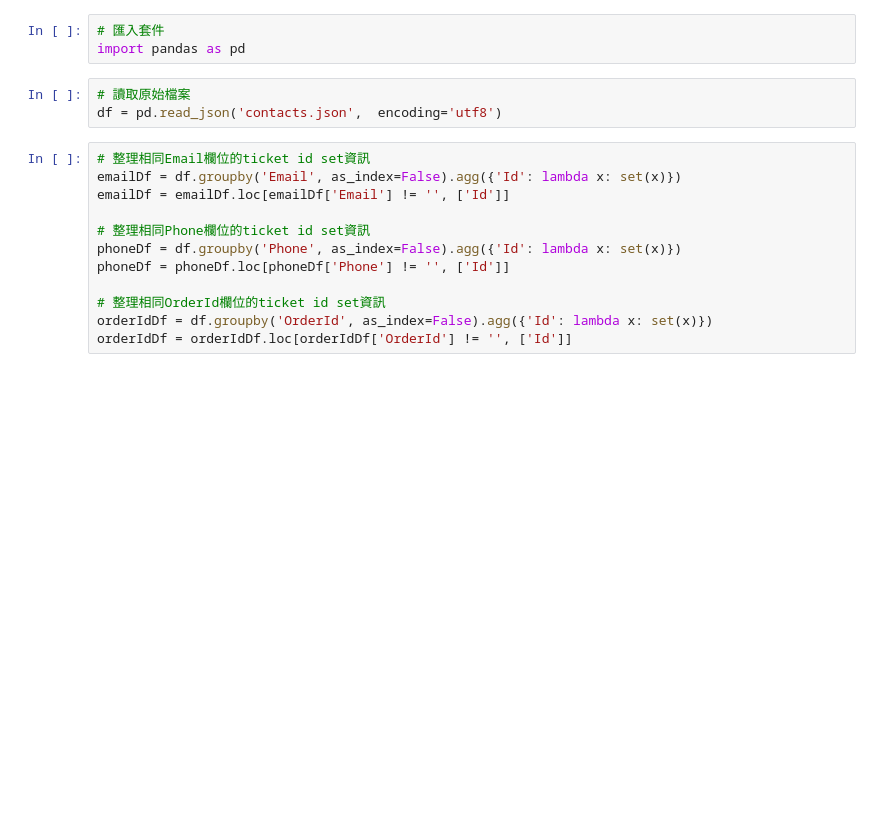
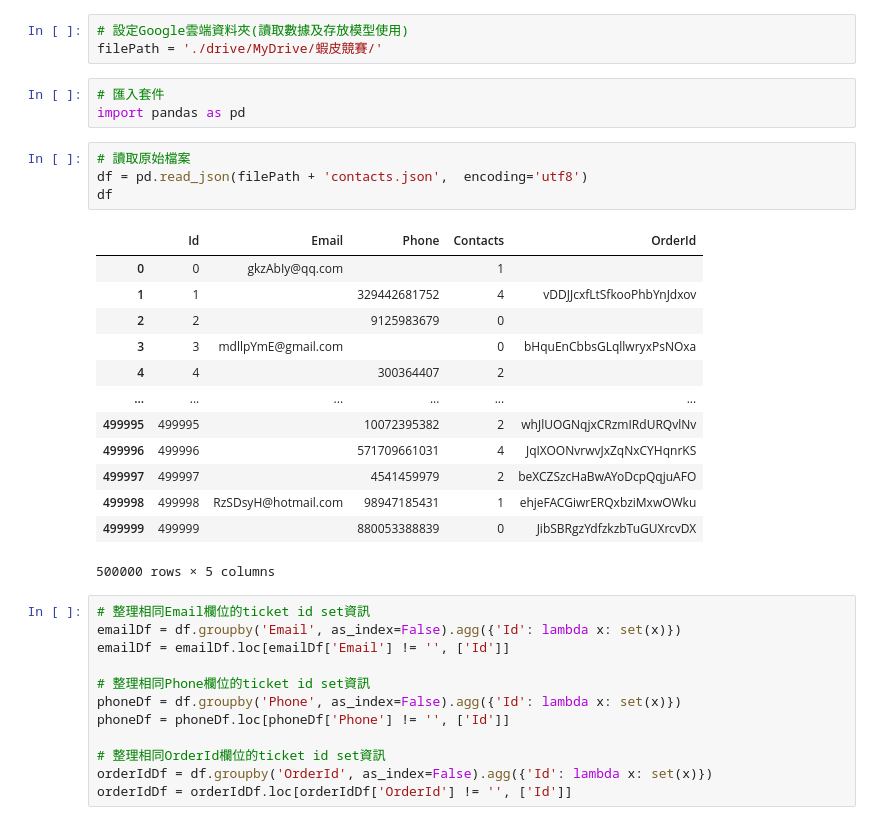
Before and after one commit to SuYenTing/Shopee-Code-League-2021, a Jupyter notebook: shopee_multi_channel_contacts.ipynb, the cells around one changed output. Drawn from its saved outputs; the diff is of its cells as text; blank space fills up the shorter version.

```diff
--- a/shopee_multi_channel_contacts.ipynb
+++ b/shopee_multi_channel_contacts.ipynb
@@ -6,9 +12,27 @@
+# %%
+# 設定Google雲端資料夾(讀取數據及存放模型使用)
+filePath = './drive/MyDrive/蝦皮競賽/'
 # %%
 # 匯入套件
 import pandas as pd
 # %%
 # 讀取原始檔案
-df = pd.read_json('contacts.json',  encoding='utf8')
+df = pd.read_json(filePath + 'contacts.json',  encoding='utf8')
+df
+# %% [output]
+|  | Id | Email | Phone | Contacts | OrderId |
+| 0 | 0 | gkzAbIy@qq.com |  | 1 |  |
+| 1 | 1 |  | 329442681752 | 4 | vDDJJcxfLtSfkooPhbYnJdxov |
+| 2 | 2 |  | 9125983679 | 0 |  |
+| 3 | 3 | mdllpYmE@gmail.com |  | 0 | bHquEnCbbsGLqllwryxPsNOxa |
+| 4 | 4 |  | 300364407 | 2 |  |
+| ... | ... | ... | ... | ... | ... |
+| 499995 | 499995 |  | 10072395382 | 2 | whJlUOGNqjxCRzmIRdURQvlNv |
+| 499996 | 499996 |  | 571709661031 | 4 | JqIXOONvrwvJxZqNxCYHqnrKS |
+| 499997 | 499997 |  | 4541459979 | 2 | beXCZSzcHaBwAYoDcpQqjuAFO |
+| 499998 | 499998 | RzSDsyH@hotmail.com | 98947185431 | 1 | ehjeFACGiwrERQxbziMxwOWku |
+| 499999 | 499999 |  | 880053388839 | 0 | JibSBRgzYdfzkzbTuGUXrcvDX |
+500000 rows × 5 columns
 # %%
 # 整理相同Email欄位的ticket id set資訊
 emailDf = df.groupby('Email', as_index=False).agg({'Id': lambda x: set(x)})
```
Also changed, not shown: parts of 7 cells of this notebook.
